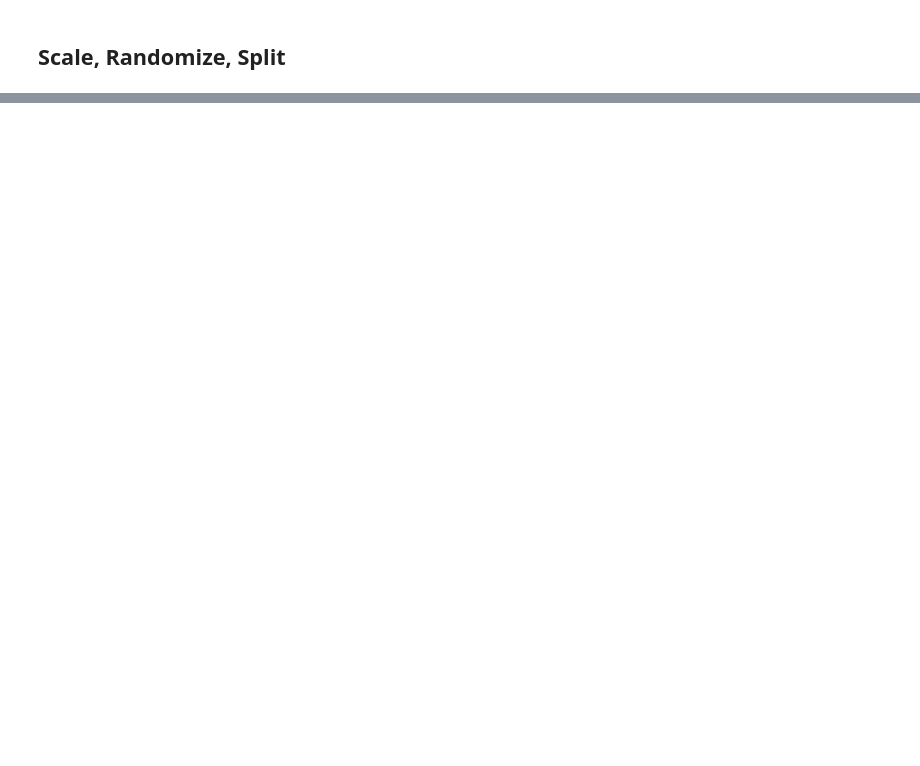
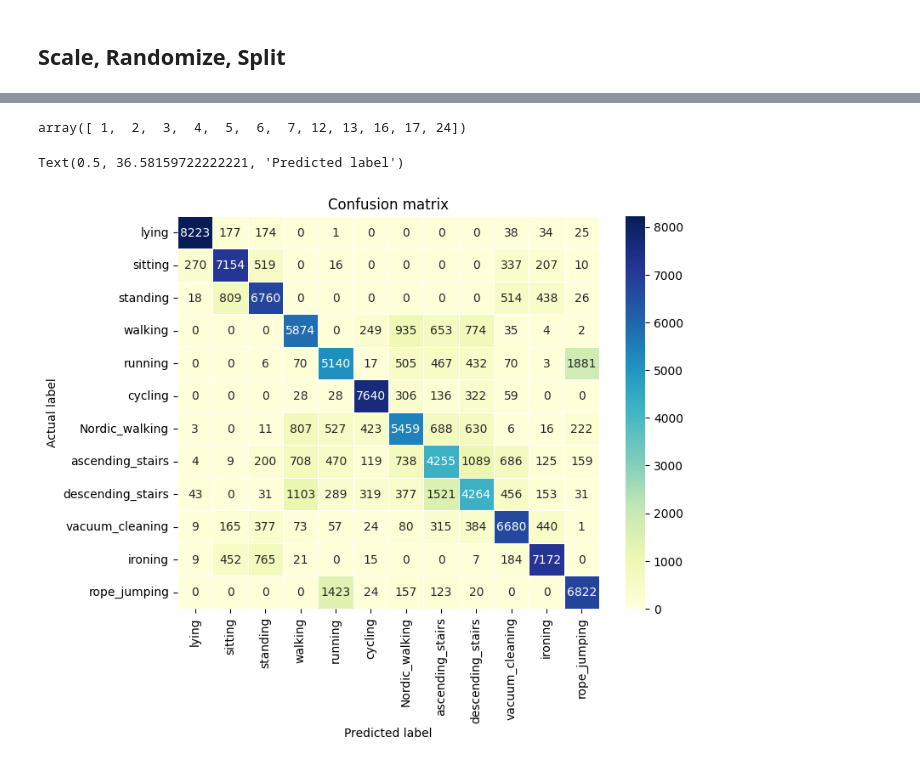
Before and after one commit to swetzel1/introduction_to_ml, a Jupyter notebook: project/final_project.ipynb, the cells around one changed output, grey strips where cells are left out. Drawn from its saved outputs; the diff is of its cells as text; code cells hidden in the pictures; blank space fills up the shorter version.

Commit message:
minmax scaler, confusion matrix

```diff
--- a/project/final_project.ipynb
+++ b/project/final_project.ipynb
@@ -204,0 +247,5 @@ data.describe()
+# %%
+data_resampled, y_res = undersampler.fit_resample(x_df, y_df) #takes really long
+
+data_resampled['activity_id'] = y_res #put back together
+#data_resampled.head()
@@ -222 +300,11 @@ scaled_data = scaler.fit_transform(data[columns_to_scale])
 df_train, df_val = train_test_split(scaled_data, train_size = 0.8, test_size = 0.2, random_state = 100)
+# %%
+y_train = df_train.pop('activity_id') # seperate x from y
+y_val   = df_val.pop('activity_id')
+
+# convert to numpy array
+y_train = y_train.to_numpy()
+y_val = y_val.to_numpy()
+
+x_train = df_train.to_numpy()
+x_val = df_val.to_numpy()
@@ -222,0 +315,14 @@ df_train, df_val = train_test_split(scaled_data, train_size = 0.8, test_size = 0
+# %%
+#PCA
+k = 15 #optimal value to be found
+pca = PCA(n_components=k)
+
+pc_train = pca.fit_transform(x_train)
+pc_val = pca.fit_transform(x_val)
+# %%
+#Logistic Regression
+
+clf = LogisticRegression()
+
+clf.fit(pc_train, y_train)
+y_pred = clf.predict(pc_val)
@@ -222,0 +358,20 @@ df_train, df_val = train_test_split(scaled_data, train_size = 0.8, test_size = 0
+# %%
+clf.classes_
+# %% [output]
+array([ 1,  2,  3,  4,  5,  6,  7, 12, 13, 16, 17, 24])
+# %%
+#confusion matrix
+cnf_matrix = confusion_matrix(y_val, y_pred)
+
+class_labels = np.vectorize(activity_id_dict.get)(clf.classes_)
+
+# create heatmap
+fig, ax = plt.subplots(figsize=(8,6))
+sns.heatmap(pd.DataFrame(cnf_matrix), annot=True, cmap="YlGnBu" ,fmt='g',linewidths=0.5,  xticklabels=class_labels, yticklabels=class_labels, ax=ax)
+
+plt.title('Confusion matrix')
+plt.ylabel('Actual label')
+plt.xlabel('Predicted label')
+# %% [output]
+Text(0.5, 36.58159722222221, 'Predicted label')
+[figure, added]
```
Also changed, not shown: parts of 19 cells of this notebook.
